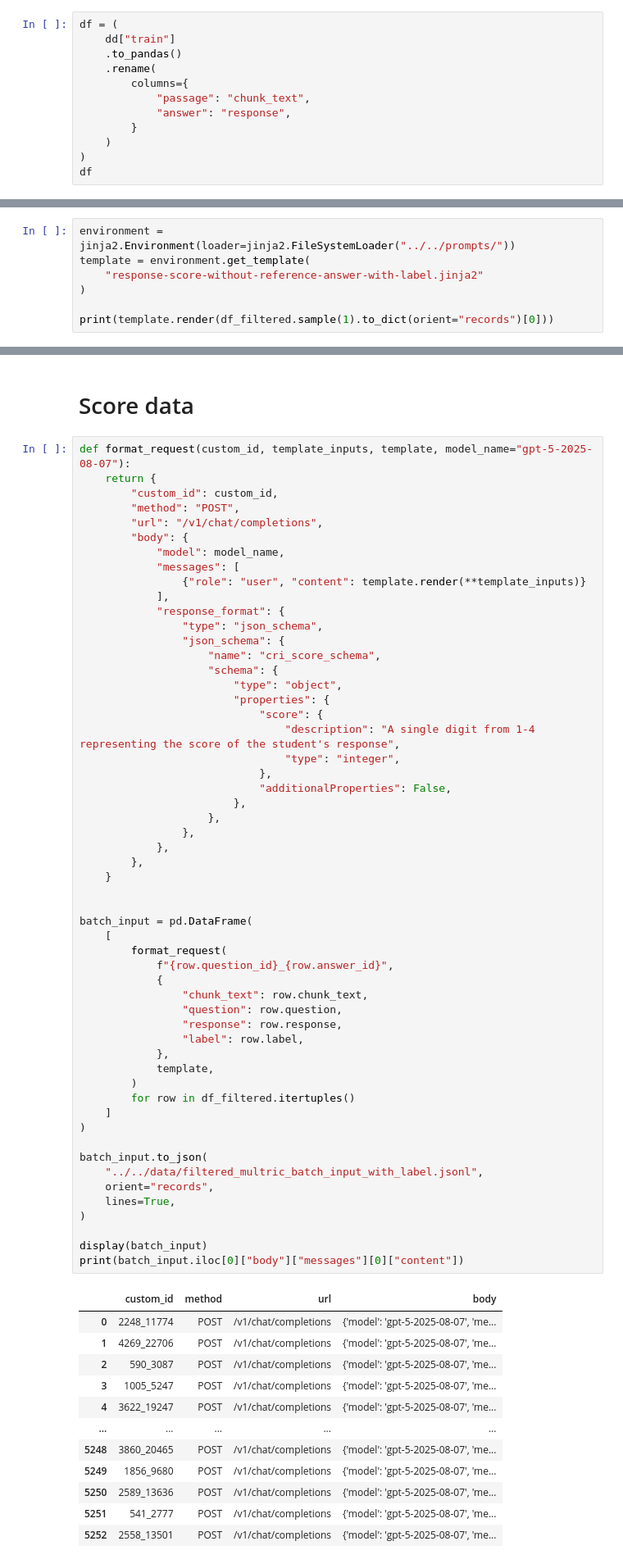
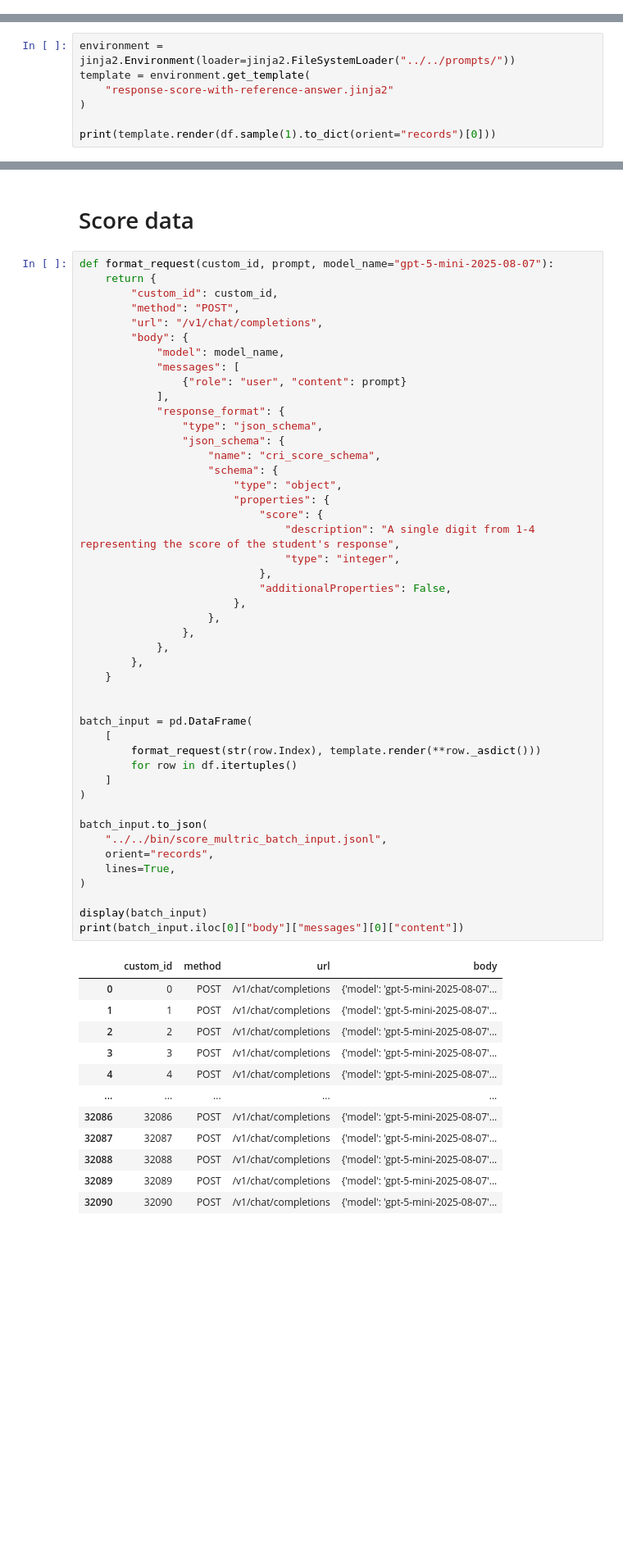
Before and after one commit to learlab/textbook-question-generation, a Jupyter notebook: src/modernbert-on-four-point-scale/5-pseudo-label-multirc-dataset.ipynb, the cells around one changed output, grey strips where cells are left out. Shown at 82% size. Drawn from its saved outputs; the diff is of its cells as text; blank space fills up the shorter version.

```diff
--- a/src/modernbert-on-four-point-scale/5-pseudo-label-multirc-dataset.ipynb
+++ b/src/modernbert-on-four-point-scale/5-pseudo-label-multirc-dataset.ipynb
@@ -35,12 +51,0 @@ dd = datasets.DatasetDict.load_from_disk(dataset_path)
-# %%
-df = (
-    dd["train"]
-    .to_pandas()
-    .rename(
-        columns={
-            "passage": "chunk_text",
-            "answer": "response",
-        }
-    )
-)
-df
@@ -208,8 +197,8 @@ Final sample size: 5253
 # %%
 environment = jinja2.Environment(loader=jinja2.FileSystemLoader("../../prompts/"))
 template = environment.get_template(
-    "response-score-without-reference-answer-with-label.jinja2"
+    "response-score-with-reference-answer.jinja2"
 )
 
-print(template.render(df_filtered.sample(1).to_dict(orient="records")[0]))
+print(template.render(df.sample(1).to_dict(orient="records")[0]))
 # %% [output]
@@ -279,7 +270,7 @@ GPT Score: 2
 # %% [markdown]
 # Score data
 # %%
-def format_request(custom_id, template_inputs, template, model_name="gpt-5-2025-08-07"):
+def format_request(custom_id, prompt, model_name="gpt-5-mini-2025-08-07"):
     return {
         "custom_id": custom_id,
         "method": "POST",
@@ -287,7 +278,7 @@ def format_request(custom_id, template_inputs, template, model_name="gpt-5-2025-
         "body": {
             "model": model_name,
             "messages": [
-                {"role": "user", "content": template.render(**template_inputs)}
+                {"role": "user", "content": prompt}
             ],
             "response_format": {
                 "type": "json_schema",
@@ -296,53 +287,44 @@ def format_request(custom_id, template_inputs, template, model_name="gpt-5-2025-
                     "schema": {
                         "type": "object",
                         "properties": {
                             "score": {
                                 "description": "A single digit from 1-4 representing the score of the student's response",
                                 "type": "integer",
                             },
                             "additionalProperties": False,
                         },
                     },
                 },
             },
         },
     }
 
 
 batch_input = pd.DataFrame(
     [
-        format_request(
-            f"{row.question_id}_{row.answer_id}",
-            {
-                "chunk_text": row.chunk_text,
-                "question": row.question,
-                "response": row.response,
-                "label": row.label,
-            },
-            template,
-        )
-        for row in df_filtered.itertuples()
+        format_request(str(row.Index), template.render(**row._asdict()))
+        for row in df.itertuples()
     ]
 )
 
 batch_input.to_json(
-    "../../data/filtered_multric_batch_input_with_label.jsonl",
+    "../../bin/score_multric_batch_input.jsonl",
     orient="records",
     lines=True,
 )
 
 display(batch_input)
 print(batch_input.iloc[0]["body"]["messages"][0]["content"])
 # %% [output]
 |  | custom_id | method | url | body |
-| 0 | 2248_11774 | POST | /v1/chat/completions | {'model': 'gpt-5-2025-08-07', 'me... |
-| 1 | 4269_22706 | POST | /v1/chat/completions | {'model': 'gpt-5-2025-08-07', 'me... |
-| 2 | 590_3087 | POST | /v1/chat/completions | {'model': 'gpt-5-2025-08-07', 'me... |
-| 3 | 1005_5247 | POST | /v1/chat/completions | {'model': 'gpt-5-2025-08-07', 'me... |
-| 4 | 3622_19247 | POST | /v1/chat/completions | {'model': 'gpt-5-2025-08-07', 'me... |
+| 0 | 0 | POST | /v1/chat/completions | {'model': 'gpt-5-mini-2025-08-07'... |
+| 1 | 1 | POST | /v1/chat/completions | {'model': 'gpt-5-mini-2025-08-07'... |
+| 2 | 2 | POST | /v1/chat/completions | {'model': 'gpt-5-mini-2025-08-07'... |
+| 3 | 3 | POST | /v1/chat/completions | {'model': 'gpt-5-mini-2025-08-07'... |
+| 4 | 4 | POST | /v1/chat/completions | {'model': 'gpt-5-mini-2025-08-07'... |
 | ... | ... | ... | ... | ... |
-| 5248 | 3860_20465 | POST | /v1/chat/completions | {'model': 'gpt-5-2025-08-07', 'me... |
-| 5249 | 1856_9680 | POST | /v1/chat/completions | {'model': 'gpt-5-2025-08-07', 'me... |
-| 5250 | 2589_13636 | POST | /v1/chat/completions | {'model': 'gpt-5-2025-08-07', 'me... |
-| 5251 | 541_2777 | POST | /v1/chat/completions | {'model': 'gpt-5-2025-08-07', 'me... |
-| 5252 | 2558_13501 | POST | /v1/chat/completions | {'model': 'gpt-5-2025-08-07', 'me... |
+| 32086 | 32086 | POST | /v1/chat/completions | {'model': 'gpt-5-mini-2025-08-07'... |
+| 32087 | 32087 | POST | /v1/chat/completions | {'model': 'gpt-5-mini-2025-08-07'... |
+| 32088 | 32088 | POST | /v1/chat/completions | {'model': 'gpt-5-mini-2025-08-07'... |
+| 32089 | 32089 | POST | /v1/chat/completions | {'model': 'gpt-5-mini-2025-08-07'... |
+| 32090 | 32090 | POST | /v1/chat/completions | {'model': 'gpt-5-mini-2025-08-07'... |
```
Also changed, not shown: parts of 24 cells of this notebook, 13 other files.
